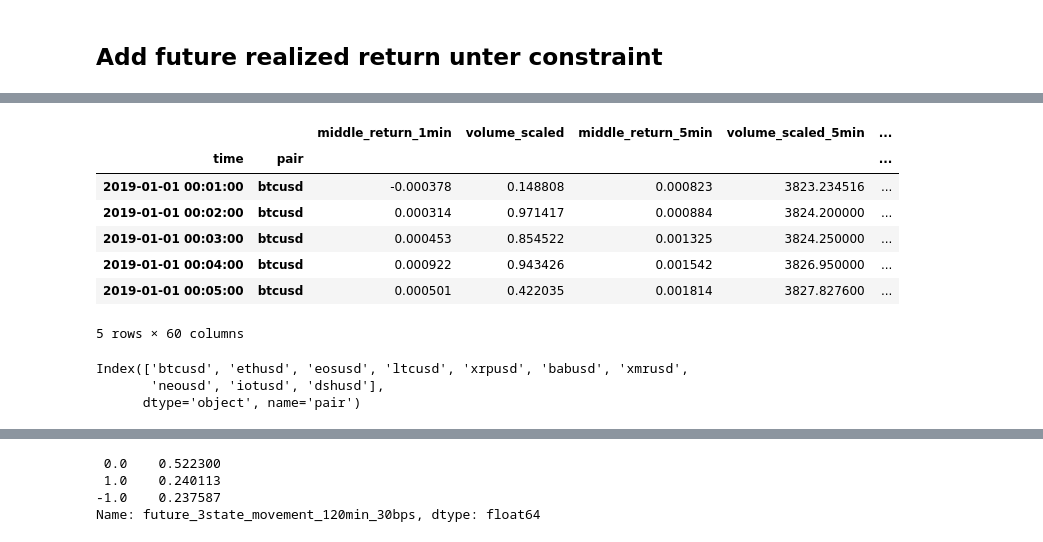
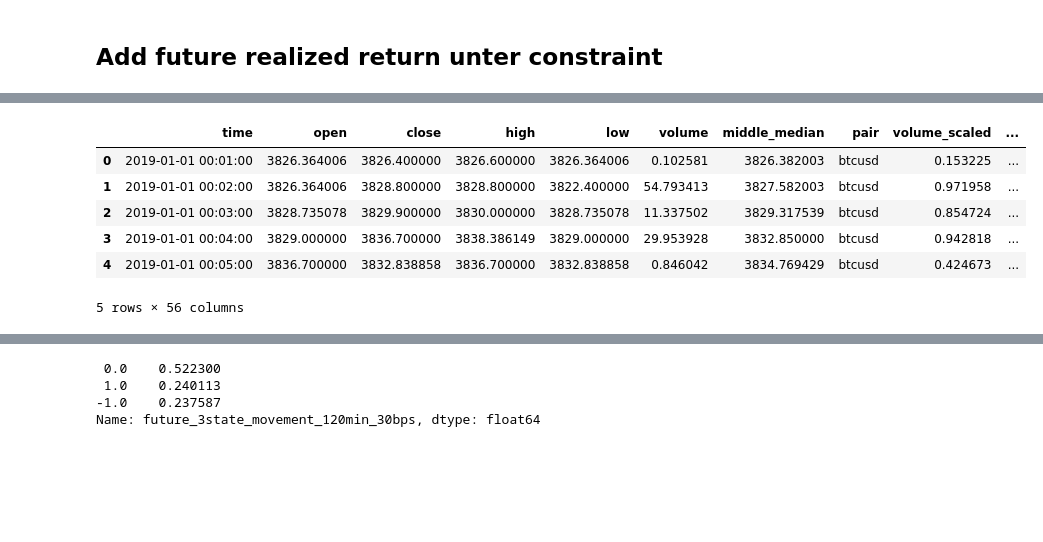
Before and after one commit to RaRedmer/econ_master_thesis_code, a Jupyter notebook: notebook/bitfinex_1min.ipynb, the cells around one changed output, grey strips where cells are left out. Saved outputs shown, nothing was run; the diff lists cells and outputs as text; code cells hidden in the pictures; blank space fills up the shorter version.

```diff
--- a/notebook/bitfinex_1min.ipynb
+++ b/notebook/bitfinex_1min.ipynb
@@ -360,11 +606,11 @@ top10_1min_df.head()
 # %% [markdown]
 ## Add future realized return unter constraint
 # %%
-top10_1min_original_df = pd.read_csv(
+ohlc_df = pd.read_csv(
     f"../data/1min/top10_2019_train_test.csv.gz",
     sep=',',
     parse_dates=["time"],
-    index_col=['time', 'pair'],
+#     index_col=['time', 'pair'],
     infer_datetime_format=True,
     compression='gzip',
 )
@@ -371,19 +637,12 @@ top10_1min_original_df = pd.read_csv(
 # %%
-top10_1min_original_df.head()
+ohlc_df.head()
 # %% [output]
-|  |  | middle_return_1min | volume_scaled | middle_return_5min | volume_scaled_5min | ... |
-| time | pair |  |  |  |  | ... |
-| 2019-01-01 00:01:00 | btcusd | -0.000378 | 0.148808 | 0.000823 | 3823.234516 | ... |
-| 2019-01-01 00:02:00 | btcusd | 0.000314 | 0.971417 | 0.000884 | 3824.200000 | ... |
-| 2019-01-01 00:03:00 | btcusd | 0.000453 | 0.854522 | 0.001325 | 3824.250000 | ... |
-| 2019-01-01 00:04:00 | btcusd | 0.000922 | 0.943426 | 0.001542 | 3826.950000 | ... |
-| 2019-01-01 00:05:00 | btcusd | 0.000501 | 0.422035 | 0.001814 | 3827.827600 | ... |
+|  | time | open | close | high | low | volume | middle_median | pair | volume_scaled | ... |
+| 0 | 2019-01-01 00:01:00 | 3826.364006 | 3826.400000 | 3826.600000 | 3826.364006 | 0.102581 | 3826.382003 | btcusd | 0.153225 | ... |
+| 1 | 2019-01-01 00:02:00 | 3826.364006 | 3828.800000 | 3828.800000 | 3822.400000 | 54.793413 | 3827.582003 | btcusd | 0.971958 | ... |
+| 2 | 2019-01-01 00:03:00 | 3828.735078 | 3829.900000 | 3830.000000 | 3828.735078 | 11.337502 | 3829.317539 | btcusd | 0.854724 | ... |
+| 3 | 2019-01-01 00:04:00 | 3829.000000 | 3836.700000 | 3838.386149 | 3829.000000 | 29.953928 | 3832.850000 | btcusd | 0.942818 | ... |
+| 4 | 2019-01-01 00:05:00 | 3836.700000 | 3832.838858 | 3836.700000 | 3832.838858 | 0.846042 | 3834.769429 | btcusd | 0.424673 | ... |
-5 rows × 60 columns
+5 rows × 56 columns
-# %%
-top10_1min_original_df.index.get_level_values("pair").unique()
-# %% [output]
-Index(['btcusd', 'ethusd', 'eosusd', 'ltcusd', 'xrpusd', 'babusd', 'xmrusd',
-       'neousd', 'iotusd', 'dshusd'],
-      dtype='object', name='pair')
 # %%
 print(TOP_10_CAPITALIZATION)
```
Also changed, not shown: parts of 76 cells of this notebook, 6 other files.
